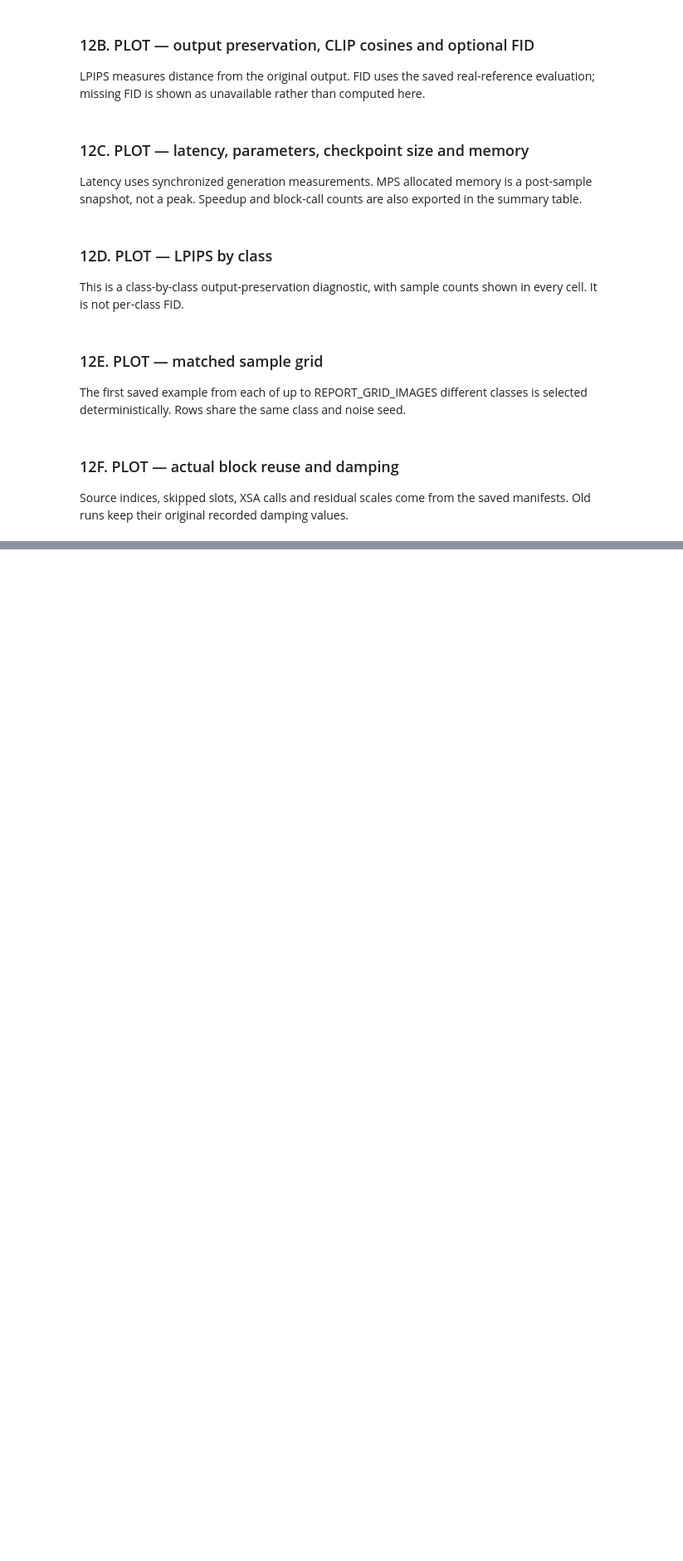
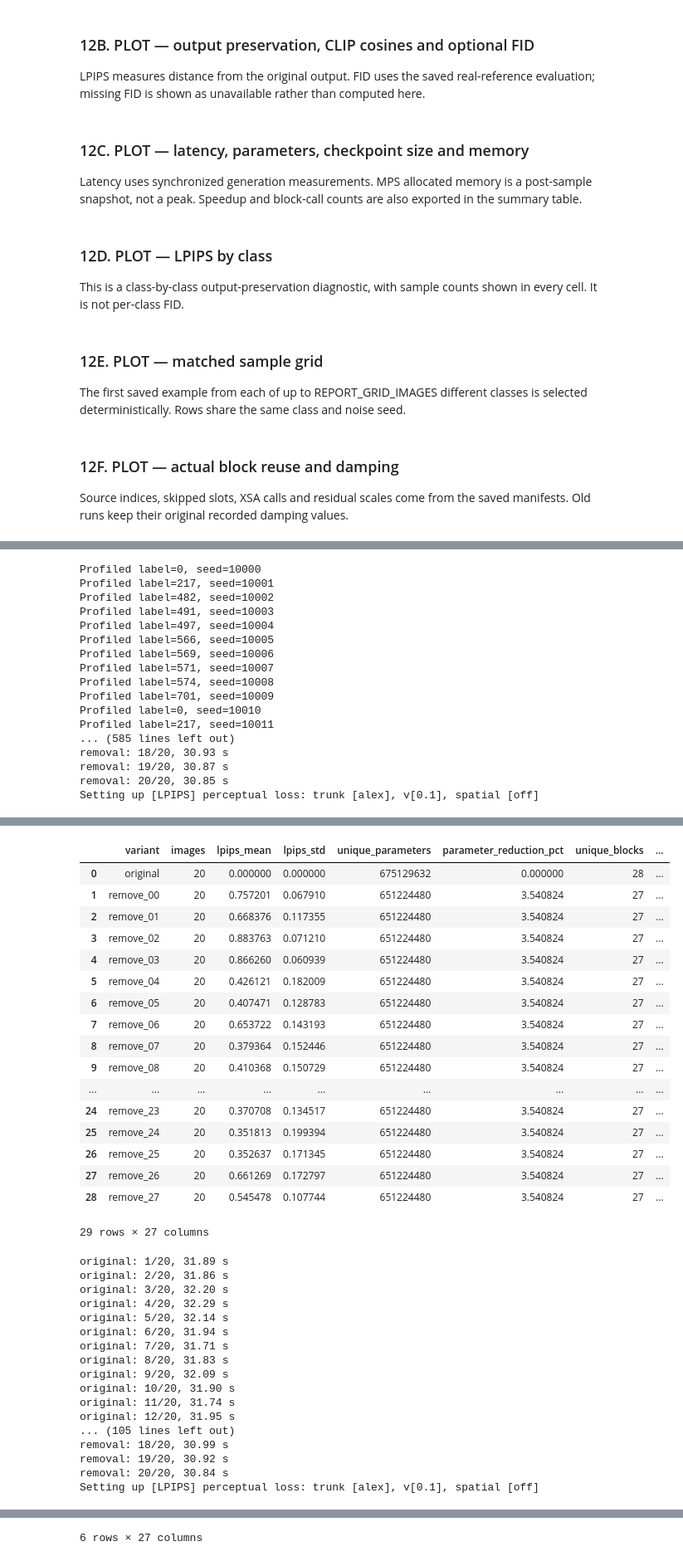
Before and after one commit to cl-xy/cs5787-deep-learning, a Jupyter notebook: DiT_Layer_Looping_colab.ipynb, the cells around one changed output, grey strips where cells are left out. Shown at 83% size. Drawn from its saved outputs; the diff is of its cells as text; code cells hidden in the pictures; blank space fills up the shorter version.

```diff
--- a/DiT_Layer_Looping_colab.ipynb
+++ b/DiT_Layer_Looping_colab.ipynb
@@ -457,0 +473,28 @@ if RUN_TOP_R:
+# %%
+# OPTIONAL BLOCK ABLATIONS — expensive; disabled by default.
+from team_pipeline.ablation import run_study
+
+RUN_BLOCK_SWEEP = True
+RUN_REMOVAL_RULES = True
+if RUN_BLOCK_SWEEP:
+    display(run_study(SimpleNamespace(output=RUN_ROOT, repo=REPO, study="sweep", split="validation", keep_checkpoints=KEEP_CHECKPOINTS)))
+if RUN_REMOVAL_RULES:
+    display(run_study(SimpleNamespace(output=RUN_ROOT, repo=REPO, study="rules", split="validation", keep_checkpoints=KEEP_CHECKPOINTS)))
+# %% [output]
+Profiled label=0, seed=10000
+Profiled label=217, seed=10001
+Profiled label=482, seed=10002
+Profiled label=491, seed=10003
+Profiled label=497, seed=10004
+Profiled label=566, seed=10005
+Profiled label=569, seed=10006
+Profiled label=571, seed=10007
+Profiled label=574, seed=10008
+Profiled label=701, seed=10009
+Profiled label=0, seed=10010
+Profiled label=217, seed=10011
+... (585 lines left out)
+removal: 18/20, 30.93 s
+removal: 19/20, 30.87 s
+removal: 20/20, 30.85 s
+Setting up [LPIPS] perceptual loss: trunk [alex], v[0.1], spatial [off]
@@ -457,0 +503,35 @@ if RUN_TOP_R:
+|  | variant | images | lpips_mean | lpips_std | unique_parameters | parameter_reduction_pct | unique_blocks | ... |
+| 0 | original | 20 | 0.000000 | 0.000000 | 675129632 | 0.000000 | 28 | ... |
+| 1 | remove_00 | 20 | 0.757201 | 0.067910 | 651224480 | 3.540824 | 27 | ... |
+| 2 | remove_01 | 20 | 0.668376 | 0.117355 | 651224480 | 3.540824 | 27 | ... |
+| 3 | remove_02 | 20 | 0.883763 | 0.071210 | 651224480 | 3.540824 | 27 | ... |
+| 4 | remove_03 | 20 | 0.866260 | 0.060939 | 651224480 | 3.540824 | 27 | ... |
+| 5 | remove_04 | 20 | 0.426121 | 0.182009 | 651224480 | 3.540824 | 27 | ... |
+| 6 | remove_05 | 20 | 0.407471 | 0.128783 | 651224480 | 3.540824 | 27 | ... |
+| 7 | remove_06 | 20 | 0.653722 | 0.143193 | 651224480 | 3.540824 | 27 | ... |
+| 8 | remove_07 | 20 | 0.379364 | 0.152446 | 651224480 | 3.540824 | 27 | ... |
+| 9 | remove_08 | 20 | 0.410368 | 0.150729 | 651224480 | 3.540824 | 27 | ... |
+| ... | ... | ... | ... | ... | ... | ... | ... | ... |
+| 24 | remove_23 | 20 | 0.370708 | 0.134517 | 651224480 | 3.540824 | 27 | ... |
+| 25 | remove_24 | 20 | 0.351813 | 0.199394 | 651224480 | 3.540824 | 27 | ... |
+| 26 | remove_25 | 20 | 0.352637 | 0.171345 | 651224480 | 3.540824 | 27 | ... |
+| 27 | remove_26 | 20 | 0.661269 | 0.172797 | 651224480 | 3.540824 | 27 | ... |
+| 28 | remove_27 | 20 | 0.545478 | 0.107744 | 651224480 | 3.540824 | 27 | ... |
+29 rows × 27 columns
+original: 1/20, 31.89 s
+original: 2/20, 31.86 s
+original: 3/20, 32.20 s
+original: 4/20, 32.29 s
+original: 5/20, 32.14 s
+original: 6/20, 31.94 s
+original: 7/20, 31.71 s
+original: 8/20, 31.83 s
+original: 9/20, 32.09 s
+original: 10/20, 31.90 s
+original: 11/20, 31.74 s
+original: 12/20, 31.95 s
+... (105 lines left out)
+removal: 18/20, 30.99 s
+removal: 19/20, 30.92 s
+removal: 20/20, 30.84 s
+Setting up [LPIPS] perceptual loss: trunk [alex], v[0.1], spatial [off]
@@ -457,0 +547 @@ if RUN_TOP_R:
+6 rows × 27 columns
```
Also changed, not shown: parts of 15 cells of this notebook, 2 other files.
